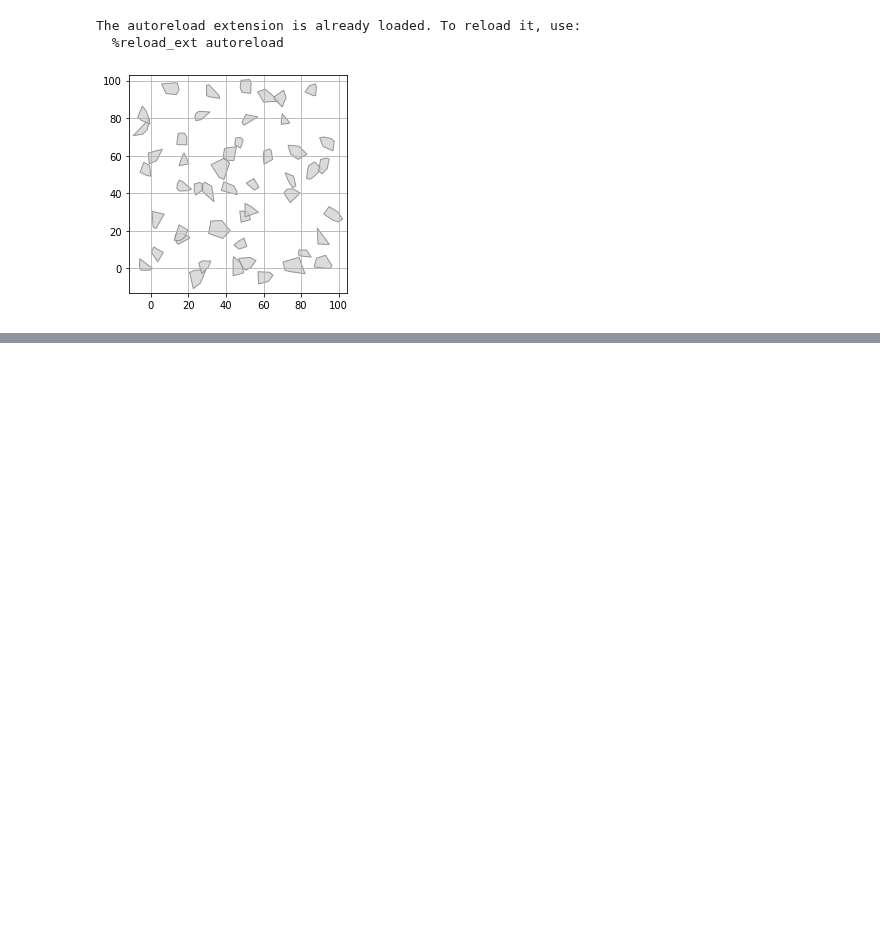
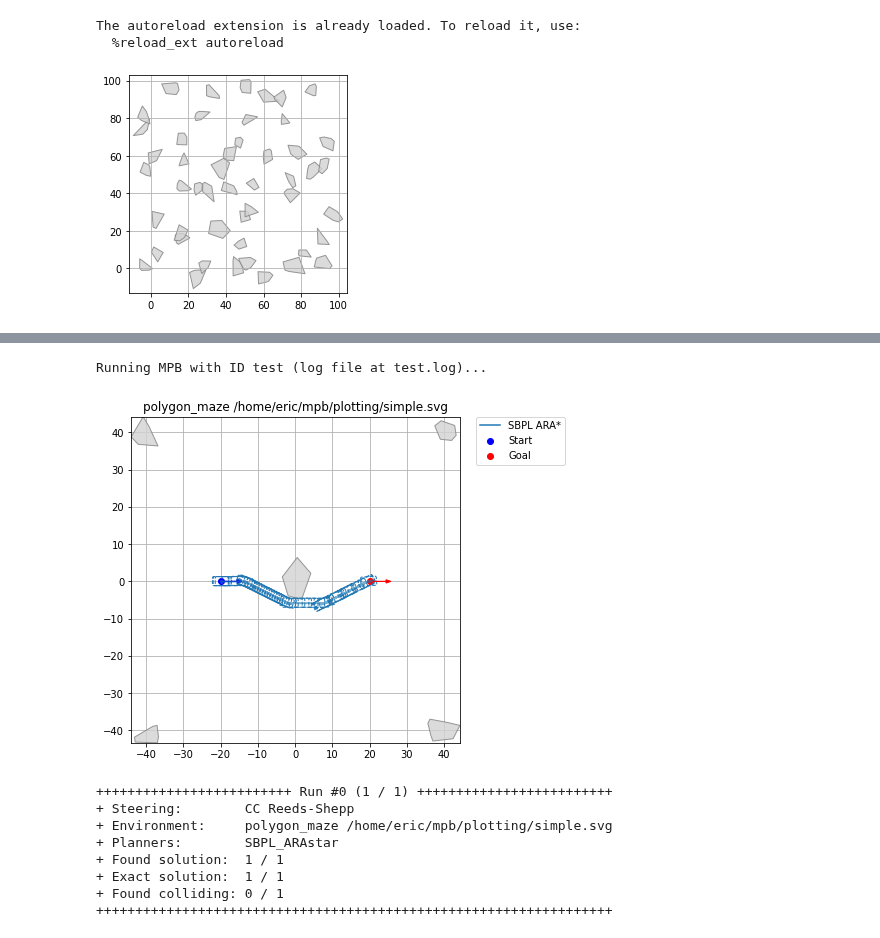
Before and after one commit to robot-motion/bench-mr, a Jupyter notebook: plotting/Polygon Maze Generation.ipynb, the cells around one changed output, grey strips where cells are left out. Cells and saved outputs as stored; diff of their text form; code cells hidden in the pictures; blank space fills up the shorter version.

Commit message:
Fix SBPL for polygon-based environments

```diff
--- a/plotting/Polygon Maze Generation.ipynb
+++ b/plotting/Polygon Maze Generation.ipynb
@@ -59,0 +69,22 @@ Running MPB with ID test (log file at test.log)...
+# %%
+m = MPB()
+m["max_planning_time"] = 30
+m.set_start(-20., 0., 0.)
+m.set_goal(20., 0., 0.)
+m.set_polygon_env(os.path.abspath("simple.svg"))
+m.set_planners(['sbpl_arastar'])
+m["sbpl.scaling"] = 5
+if m.run(id="test", runs=1) == 0:
+    m.visualize_trajectories(draw_start_goal_thetas=True, plot_every_nth_polygon=10, silence=True)
+    m.print_info()
+# %% [output]
+Running MPB with ID test (log file at test.log)...
+[figure, added]
++++++++++++++++++++++++++ Run #0 (1 / 1) +++++++++++++++++++++++++
++ Steering:        CC Reeds-Shepp
++ Environment:     polygon_maze /home/eric/mpb/plotting/simple.svg
++ Planners:        SBPL_ARAstar
++ Found solution:  1 / 1
++ Exact solution:  1 / 1
++ Found colliding: 0 / 1
+++++++++++++++++++++++++++++++++++++++++++++++++++++++++++++++++++
```
Also changed, not shown: parts of 3 cells of this notebook, 4 other files.
